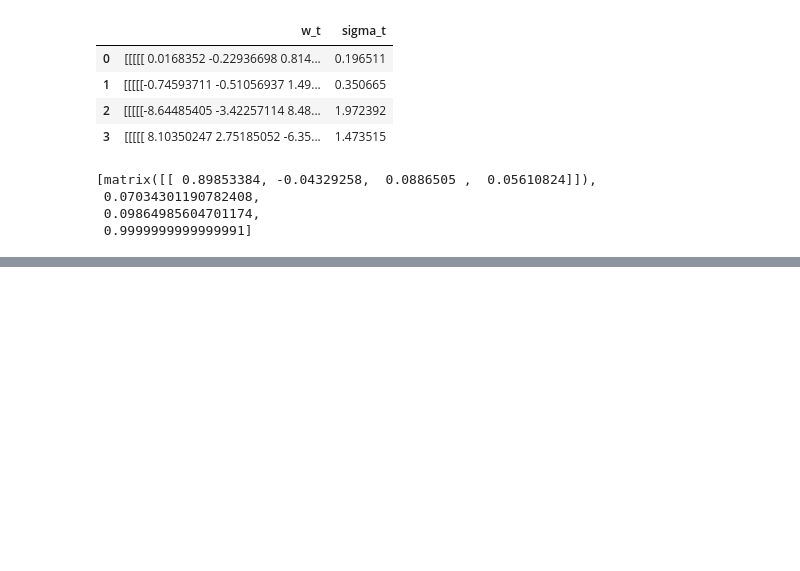
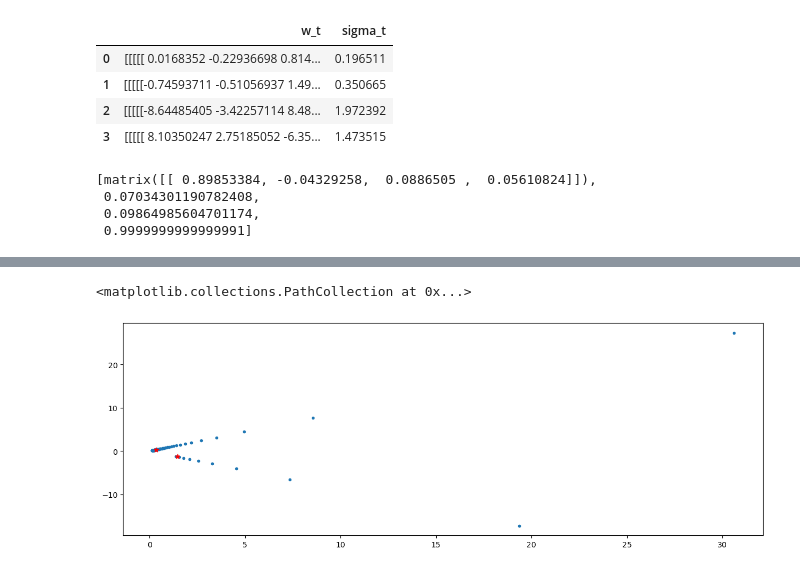
Before and after one commit to fbristotti/cqf, a Jupyter notebook: exam1/exam1.ipynb, the cells around one changed output, grey strips where cells are left out. Saved outputs shown, nothing was run; the diff lists cells and outputs as text; code cells hidden in the pictures; blank space fills up the shorter version.

```diff
--- a/exam1/exam1.ipynb
+++ b/exam1/exam1.ipynb
@@ -225,0 +237,20 @@ w_t, mu_t, sigma_t = calculate_tangency_portfolio(mu=mu, sigma=sigma, R=R, r_f=0
+# %%
+rs = np.linspace(0,0.0176, 100)
+mus = np.zeros(len(rs))
+sigmas = np.zeros(len(rs))
+for i in range(0, len(rs), 1):
+    w, m, s = calculate_tangency_portfolio(mu=mu, sigma=sigma, R=R, r_f=rs[i])
+    mus[i] = m
+    sigmas[i] = s
+
+plt.subplots(figsize=[15,5])
+plt.scatter(sigmas, mus, marker='.')
+
+df_100bps = df_pt[df_pt['r_f'] == 0.01]
+df_175bps = df_pt[df_pt['r_f'] == 0.0175]
+
+plt.scatter(df_100bps.iloc[0].sigma_t, df_100bps.iloc[0].m_t, marker='*', color='r')
+plt.scatter(df_175bps.iloc[0].sigma_t, df_175bps.iloc[0].m_t, marker='*', color='r')
+# %% [output]
+<matplotlib.collections.PathCollection at 0x...>
+[figure, added]
```
Also changed, not shown: parts of 3 cells of this notebook.
